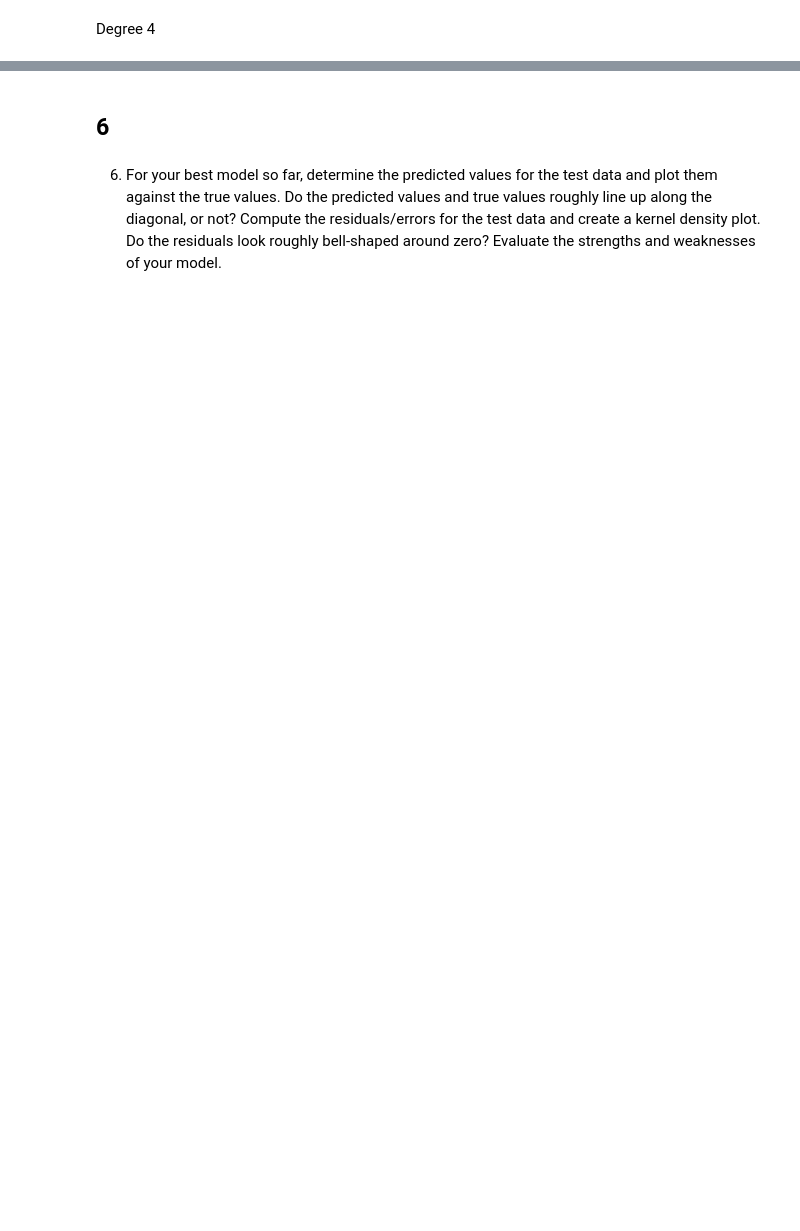
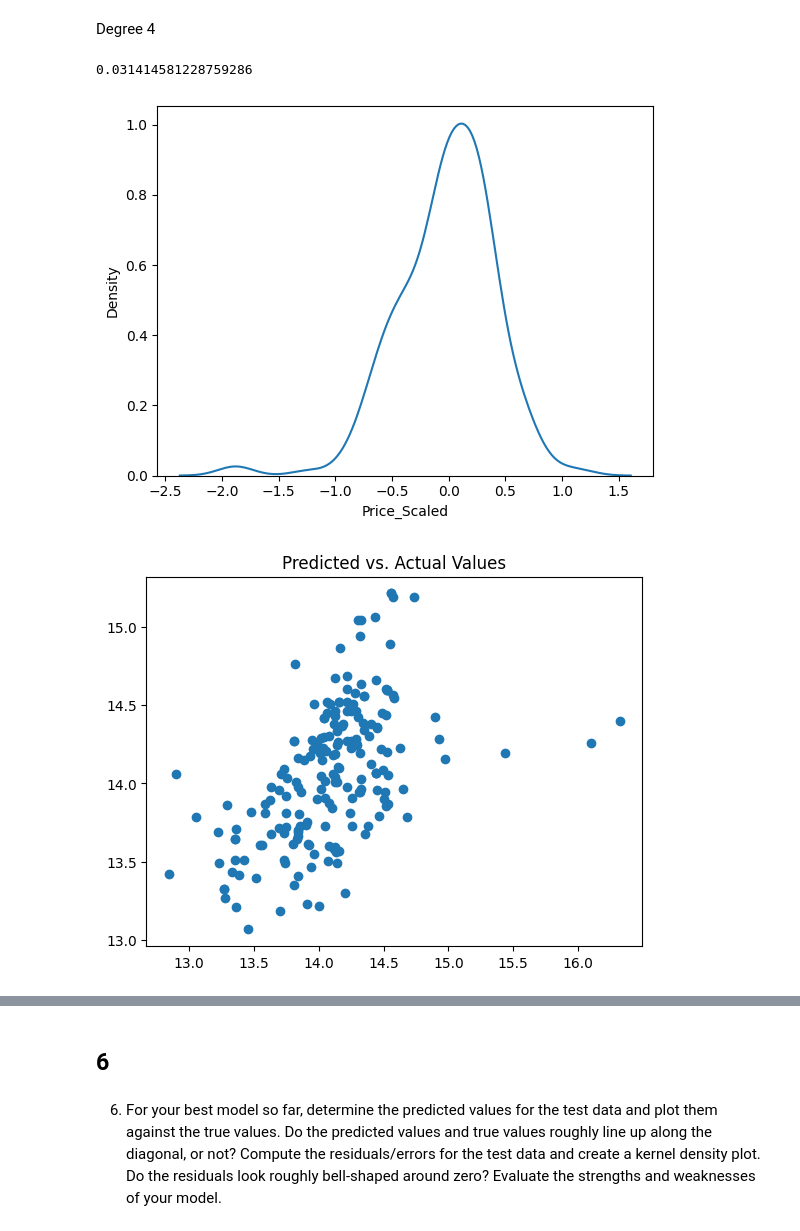
Before and after one commit to MKhour/DS3001, a Jupyter notebook: assignment4.ipynb, the cells around one changed output, grey strips where cells are left out. Cells and saved outputs as stored; diff of their text form; code cells hidden in the pictures; blank space fills up the shorter version.

```diff
--- a/assignment4.ipynb
+++ b/assignment4.ipynb
@@ -413,2 +464,8 @@ Degree 3
 # %% [markdown]
 Degree 4
+# %%
+expand_and_evaluate_model(4)
+# %% [output]
+0.031414581228759286
+[figure, added]
+[figure, added]
```
Also changed, not shown: parts of 57 cells of this notebook.
